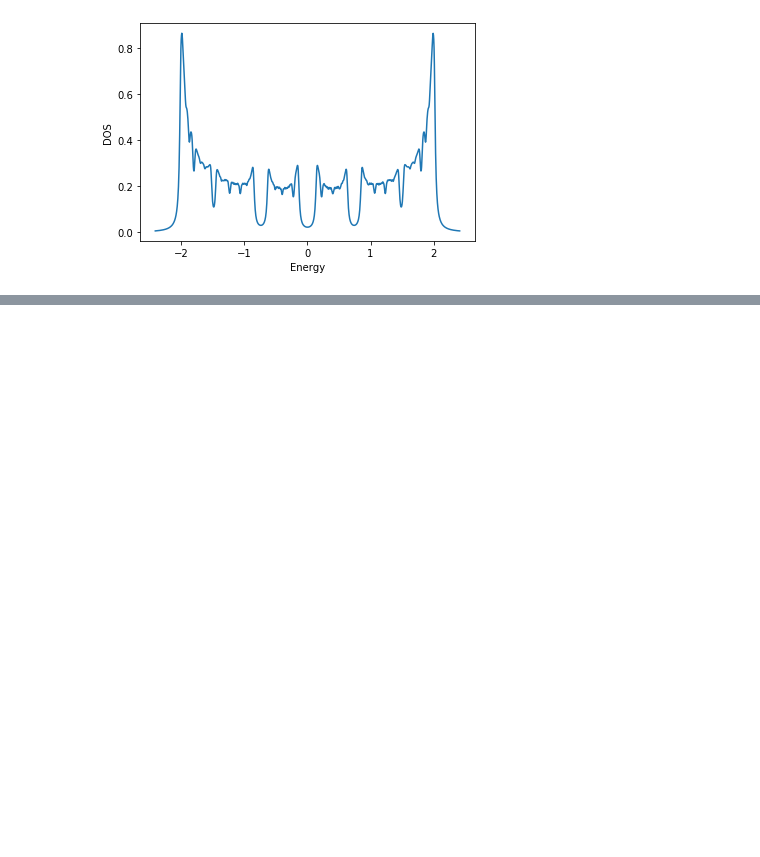
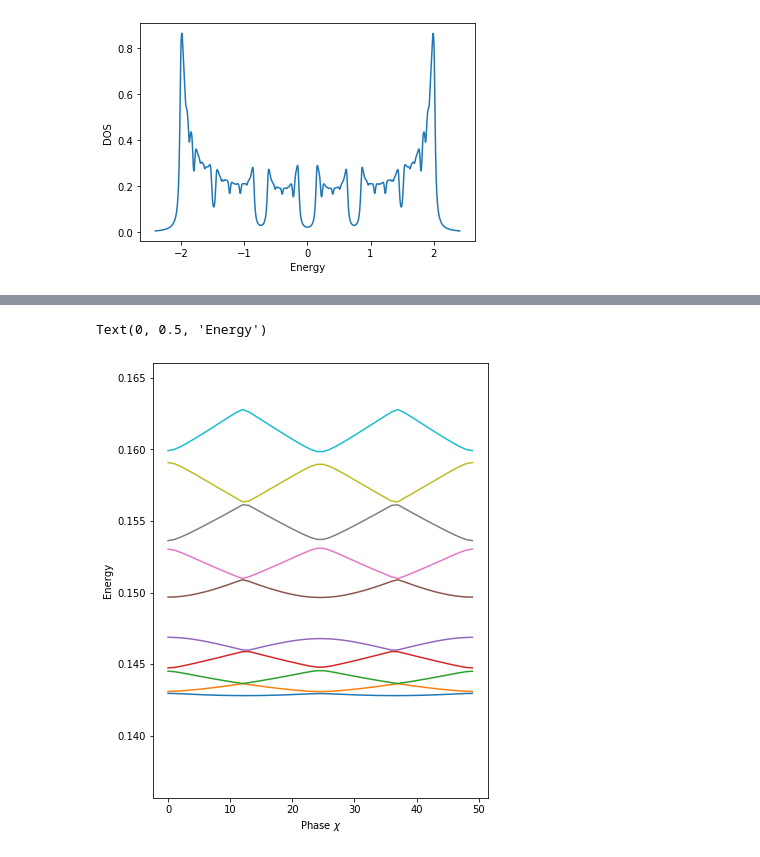
Before and after one commit to gautamra/Superconducting-Fibonacci-chain, a Jupyter notebook: SC-Fibonacci-library.ipynb, the cells around one changed output, grey strips where cells are left out. Saved outputs shown, nothing was run; the diff lists cells and outputs as text; code cells hidden in the pictures; blank space fills up the shorter version.

```diff
--- a/SC-Fibonacci-library.ipynb
+++ b/SC-Fibonacci-library.ipynb
@@ -191,7 +190,7 @@ class simple_ring(TBmodel):
 
         self.make_syst()
 # %%
-def chainFC(n = 3, t=-1, w = 0.1, phi = 0, u = 0, v = 0, wu = 0, wv = 0, PBC = True):
+def chainFC(n = 3, t=-1, w = 0.1, phi = 0, u = 0, v = 0, wu = 0, wv = 0, PBC = True, phase = 0):
     """
     Generates the hoppings, the on-site potentials, and the BCS attraction terms for a chain of length Fibonacci_number[n]
     The ts modulate according to the Fibonacci word with tA-tB = w and phi = phi. On-site potential and BCS attraction
@@ -206,6 +205,7 @@ def chainFC(n = 3, t=-1, w = 0.1, phi = 0, u = 0, v = 0, wu = 0, wv = 0, PBC = T
     wb = tau*wa
 
     ts = [1-wa if letter =="A" else 1+wb for letter in FC]
+    ts[-1] = ts[-1]*np.exp(1j*phase)
 
     if PBC:
         chain = {
@@ -225,7 +225,7 @@ def chainFC(n = 3, t=-1, w = 0.1, phi = 0, u = 0, v = 0, wu = 0, wv = 0, PBC = T
 
     return chain
 # %%
-chain = chainFC(n = 12, v = -1.5, u = 0.75, w = 0.1,PBC = True)
+chain = chainFC(n = 12, v = -1.5, u = 0.75, w = 0.1,PBC = True, phase = np.pi/2)
 # %%
 Model = simple_ring(chain)
 # %%
@@ -262,0 +265,8 @@ plt.savefig("DOS_temp_FC.png")
+# %%
+phases = np.linspace(-np.pi,np.pi,50)
+ev_list = []
+for phase in phases:
+    chain = chainFC(n = 12, v = -1.5, u = 0.75, w = 0.1,PBC = True, phase = phase)
+    Model = simple_ring(chain)
+    Model.iterate()
+    ev_list.append(Model.evals)
@@ -262,0 +291,13 @@ plt.savefig("DOS_temp_FC.png")
+# %%
+fig, ax = plt.subplots(figsize = (6,8))
+
+ii = 10
+
+ev_array = np.array(ev_list).T
+[ax.plot(ev) for ev in ev_array[:ii]]
+ax.set_ylim([0.95*np.min(ev_array[:ii]), 1.02*np.max(ev_array[:ii])])
+ax.set_xlabel("Phase $\\chi$")
+ax.set_ylabel("Energy")
+# %% [output]
+Text(0, 0.5, 'Energy')
+[figure, added]
```
Also changed, not shown: parts of 3 cells of this notebook.
